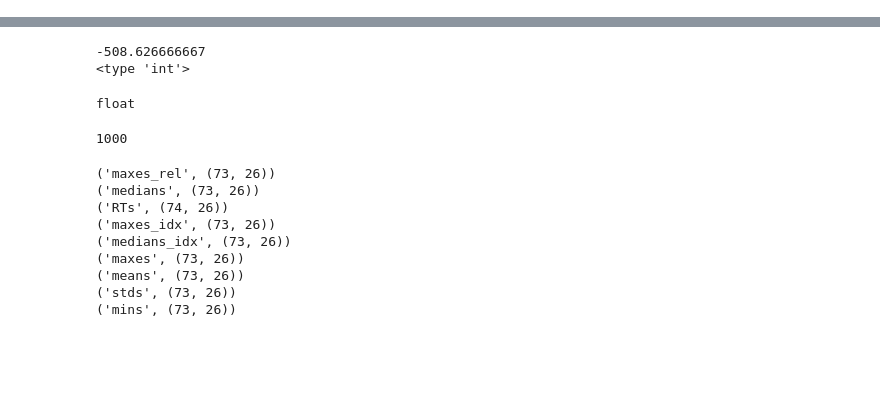
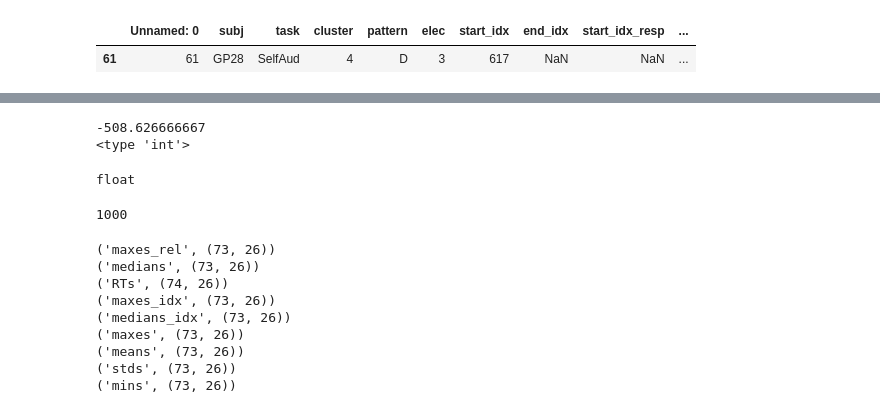
Before and after one commit to matarhaller/ECOGpy, a Jupyter notebook: sandbox.ipynb, the cells around one changed output, grey strips where cells are left out. Cells and saved outputs as stored; diff of their text form; code cells hidden in the pictures; blank space fills up the shorter version.

```diff
--- a/sandbox.ipynb
+++ b/sandbox.ipynb
@@ -54,0 +20,7 @@ df_all
+# %%
+filename = os.path.join(SJdir,'PCA', 'Stats', 'single_electrode_windows_csvs', 'single_electrode_windows_withdesignation_EDITED.csv')
+df = pd.read_csv(filename)
+df.query("subj == 'GP28' and task == 'SelfAud' and elec == 3")
+# %% [output]
+|  | Unnamed: 0 | subj | task | cluster | pattern | elec | start_idx | end_idx | start_idx_resp | ... |
+| 61 | 61 | GP28 | SelfAud | 4 | D | 3 | 617 | NaN | NaN | ... |
```
Also changed, not shown: parts of 11 cells of this notebook, 13 other files.
